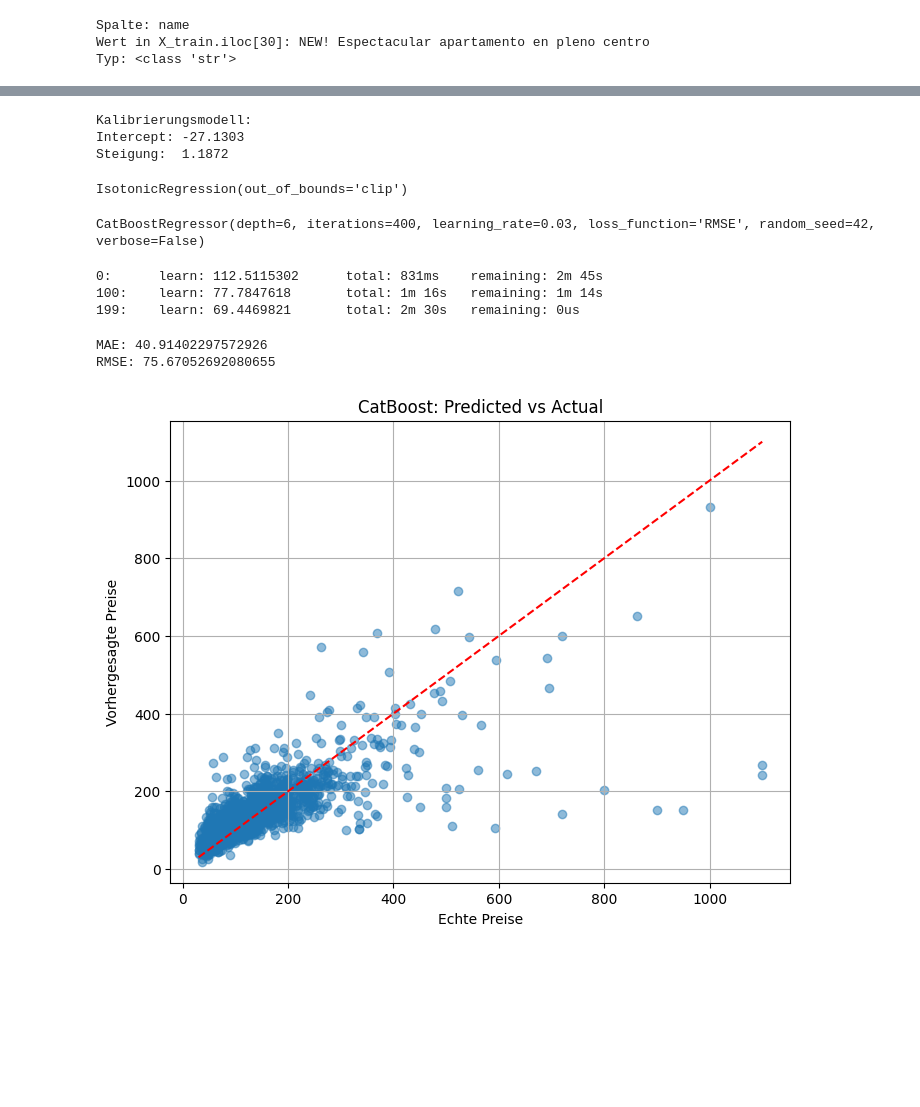
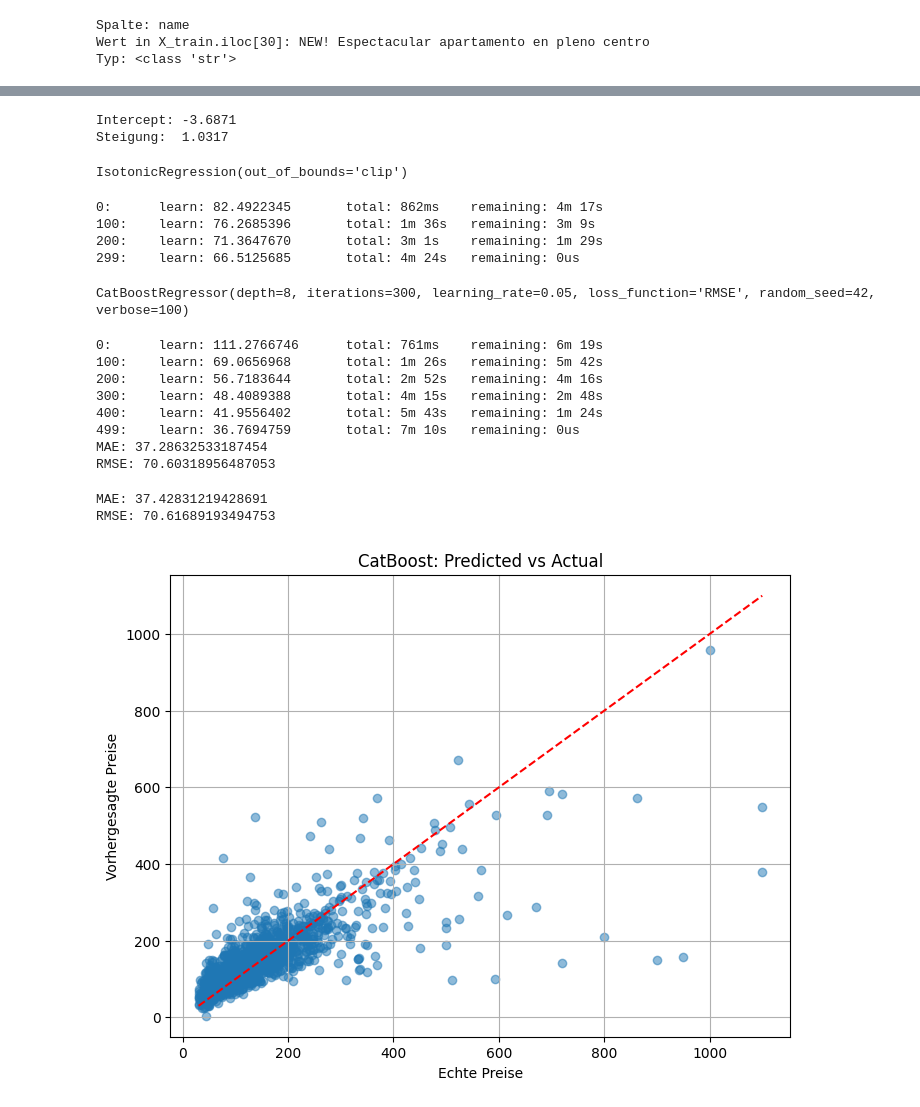
Before and after one commit to Spuphi/ML-airbnb, a Jupyter notebook: catboost_correction.ipynb, the cells around one changed output, grey strips where cells are left out. Saved outputs shown, nothing was run; the diff lists cells and outputs as text; code cells hidden in the pictures; blank space fills up the shorter version.

```diff
--- a/catboost_correction.ipynb
+++ b/catboost_correction.ipynb
@@ -11,7 +11,7 @@ from sklearn.model_selection import KFold
 from sklearn.linear_model import LinearRegression
 # %%
 df = pd.read_csv("data/combined_data.csv")
-exclude = ["describtion", "price", "id", "booked_days", "booked_winter", "booked_summer", "booked_spring", "booked_fall", "booked_weekdays", "booked_weekenddays", "availability_365"]
+exclude = ["price", "id", "booked_days", "booked_winter", "booked_summer", "booked_spring", "booked_fall", "booked_weekdays", "booked_weekenddays", "availability_365"]
 all_features = [col for col in df.columns if col not in exclude]
 
 categorical_features = []
@@ -62,7 +62,7 @@ Spalte: name
 Wert in X_train.iloc[30]: NEW! Espectacular apartamento en pleno centro
 Typ: <class 'str'>
 # %%
-kf = KFold(n_splits=2, shuffle=True, random_state=42)
+kf = KFold(n_splits=5, shuffle=True, random_state=42)
 
 print(len(X_train))
 
@@ -71,12 +71,13 @@ oof_predictions = np.zeros(len(X_train))
 for train_idx, val_idx in kf.split(X_train):
     X_fold_train = X_train.iloc[train_idx]
     X_fold_val = X_train.iloc[val_idx]
+    y_fold_val = y_train.iloc[val_idx]
 
     y_fold_train = y_train.iloc[train_idx]
 
     model_fold = CatBoostRegressor(
-        iterations=200,
-        learning_rate=0.05,
+        iterations=500,
+        learning_rate=0.10,
         depth=8,
         loss_function="RMSE",
         verbose=100
@@ -96,7 +97,10 @@ for train_idx, val_idx in kf.split(X_train):
     print(y_pred.shape)
     print(y_fold_train.shape)
 
-    plt.scatter(y_fold_train, y_pred)
+    plt.scatter(y_fold_val, y_pred, alpha = 0.5)
+plt.plot([y_test.min(), y_test.max()],
+         [y_test.min(), y_test.max()],
+         "r--")
 plt.show()
 # %% [output]
 5940
@@ -113,9 +134,8 @@ calibration_model.fit(
 print(f"Intercept: {calibration_model.intercept_:.4f}")
 print(f"Steigung:  {calibration_model.coef_[0]:.4f}")
 # %% [output]
-Kalibrierungsmodell:
-Intercept: -27.1303
-Steigung:  1.1872
+Intercept: -3.6871
+Steigung:  1.0317
 # %%
 from sklearn.isotonic import IsotonicRegression
 
@@ -136,9 +156,9 @@ residuals = (
 )
 
 residual_model = CatBoostRegressor(
-    iterations=400,
+    iterations=300,
     learning_rate=0.05,
-    depth=6,
+    depth=8,
     loss_function="RMSE",
     random_seed=42,
     verbose=100
@@ -151,12 +171,16 @@ residual_model.fit(
     text_features=text_features
 )
 # %% [output]
-CatBoostRegressor(depth=6, iterations=400, learning_rate=0.03, loss_function='RMSE', random_seed=42, verbose=False)
+0:      learn: 82.4922345       total: 862ms    remaining: 4m 17s
+100:    learn: 76.2685396       total: 1m 36s   remaining: 3m 9s
+200:    learn: 71.3647670       total: 3m 1s    remaining: 1m 29s
+299:    learn: 66.5125685       total: 4m 24s   remaining: 0us
+CatBoostRegressor(depth=8, iterations=300, learning_rate=0.05, loss_function='RMSE', random_seed=42, verbose=100)
 # %%
 #---model trained with all data
 model = CatBoostRegressor(
-    iterations=200,
-    learning_rate=0.05,
+    iterations=500,
+    learning_rate=0.10,
     depth=8,
     loss_function="RMSE",
     random_state=42,
@@ -171,34 +195,45 @@ model.fit(
 )
 
 y_pred = model.predict(X_test)
+
+mae = mean_absolute_error(y_test, y_pred)
+rmse = np.sqrt(mean_squared_error(y_test, y_pred))
+
+print("MAE:", mae)
+print("RMSE:", rmse)
 # %% [output]
-0:      learn: 112.5115302      total: 831ms    remaining: 2m 45s
-100:    learn: 77.7847618       total: 1m 16s   remaining: 1m 14s
-199:    learn: 69.4469821       total: 2m 30s   remaining: 0us
+0:      learn: 111.2766746      total: 761ms    remaining: 6m 19s
+100:    learn: 69.0656968       total: 1m 26s   remaining: 5m 42s
+200:    learn: 56.7183644       total: 2m 52s   remaining: 4m 16s
+300:    learn: 48.4089388       total: 4m 15s   remaining: 2m 48s
+400:    learn: 41.9556402       total: 5m 43s   remaining: 1m 24s
+499:    learn: 36.7694759       total: 7m 10s   remaining: 0us
+MAE: 37.28632533187454
+RMSE: 70.60318956487053
 # %%
 #----- linear correction
-y_pred = calibration_model.predict(y_pred.reshape(-1, 1))
+y_pred_correction = calibration_model.predict(y_pred.reshape(-1, 1))
 
-mae = mean_absolute_error(y_test, y_pred)
-rmse = np.sqrt(mean_squared_error(y_test, y_pred))
+mae = mean_absolute_error(y_test, y_pred_correction)
+rmse = np.sqrt(mean_squared_error(y_test, y_pred_correction))
 
 print("MAE:", mae)
 print("RMSE:", rmse)
 
 
 plt.figure(figsize=(8,6))
-plt.scatter(y_test, y_pred, alpha=0.5)
+plt.scatter(y_test, y_pred_correction, alpha=0.5)
 plt.plot([y_test.min(), y_test.max()],
          [y_test.min(), y_test.max()],
          "r--")
 plt.xlabel("Echte Preise")
 plt.ylabel("Vorhergesagte Preise")
 plt.title("CatBoost: Predicted vs Actual")
 plt.grid(True)
 plt.show()
 # %% [output]
-MAE: 40.91402297572926
-RMSE: 75.67052692080655
+MAE: 37.42831219428691
+RMSE: 70.61689193494753
-[figure, old version]
+[figure, new version]
 # %%
 #----- isotonic correction
```
Also changed, not shown: parts of 3 cells of this notebook.
